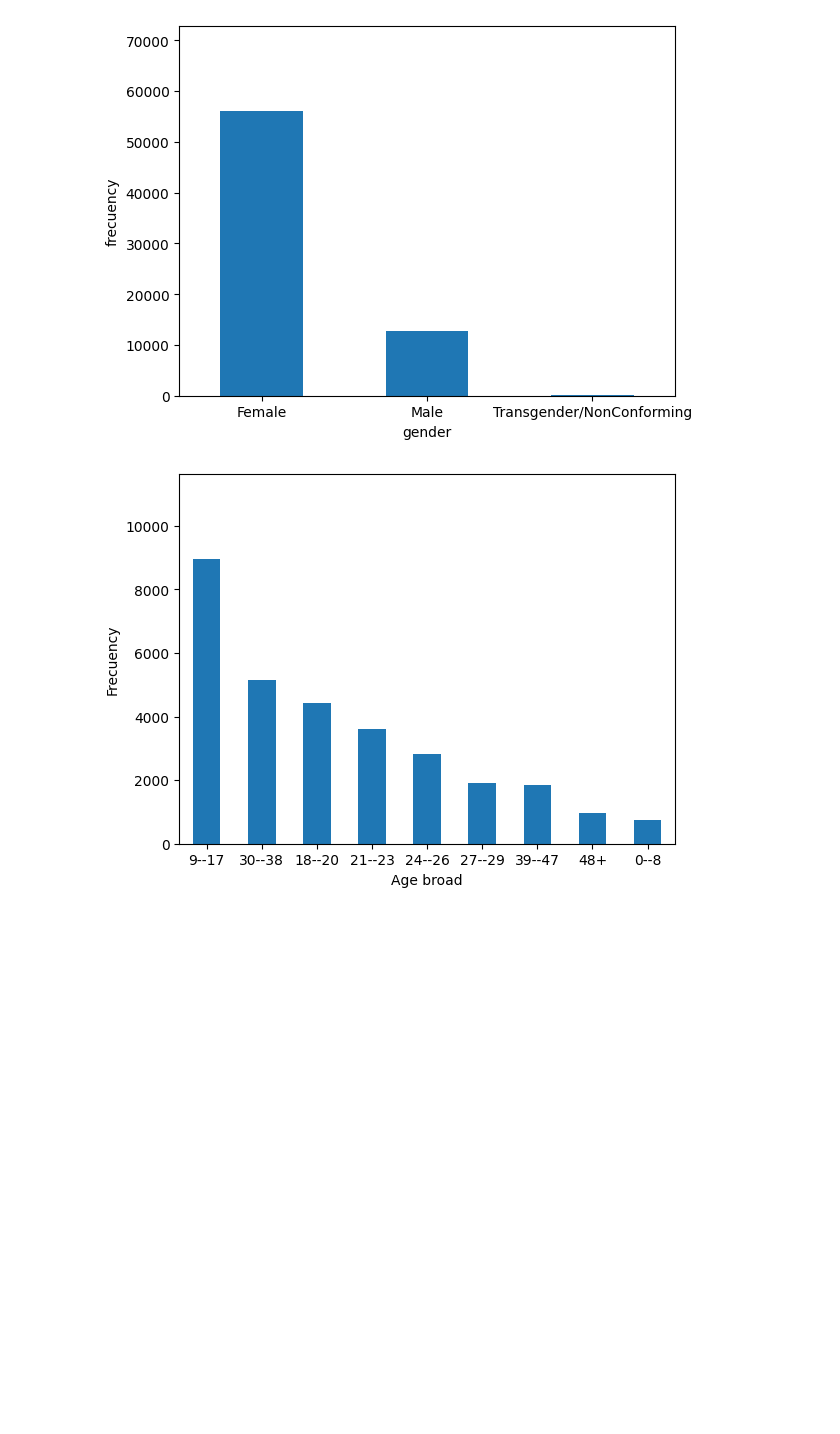
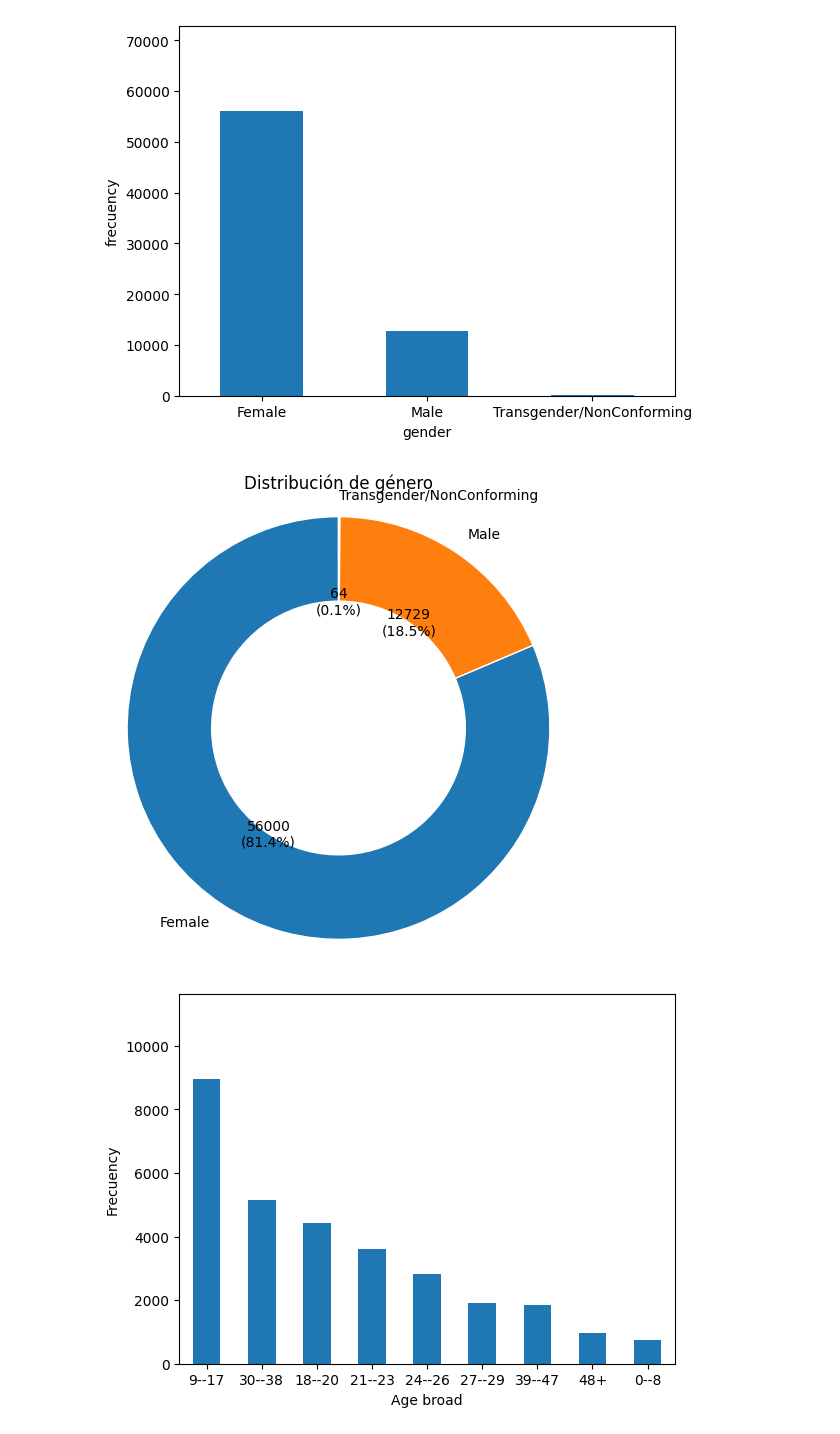
Before and after one commit to JPena-code/minig-course, a Jupyter notebook: EDA.ipynb, the cells around one changed output. Cells and saved outputs as stored; diff of their text form; code cells hidden in the pictures; blank space fills up the shorter version.

```diff
--- a/EDA.ipynb
+++ b/EDA.ipynb
@@ -382,3 +392,29 @@ labels = [label.set_rotation('horizontal') for label in plot.get_xticklabels()]
 plot.margins(x=0, y=0.3)
 # %% [output]
 [figure]
+# %%
+# Crear un gráfico donut para la columna 'gender'
+gender_counts = new_data_set['gender'].value_counts()
+fig, ax = plt.subplots(figsize=(6, 6))
+wedges, texts, autotexts = ax.pie(gender_counts, labels=gender_counts.index, autopct='', startangle=90, wedgeprops=dict(width=0.4, edgecolor='w'))
+
+# Agregar un círculo en el centro para crear el agujero
+center_circle = plt.Circle((0, 0), 0.3, color='white')
+fig.gca().add_artist(center_circle)
+
+# Obtener las cantidades numéricas
+total = sum(gender_counts)
+numeric_labels = [f'{count}\n({count/total*100:.1f}%)' for count in gender_counts]
+
+# Agregar las cantidades numéricas como anotaciones
+for i, autotext in enumerate(autotexts):
+    autotext.set_text(numeric_labels[i])
+
+# Título del gráfico
+plt.title('Distribución de género')
+
+# Mostrar el gráfico
+plt.axis('equal')  # Esto asegura que el gráfico se vea como un círculo
+plt.show()
+# %% [output]
+[figure, added]
```
Also changed, not shown: parts of 5 cells of this notebook.
